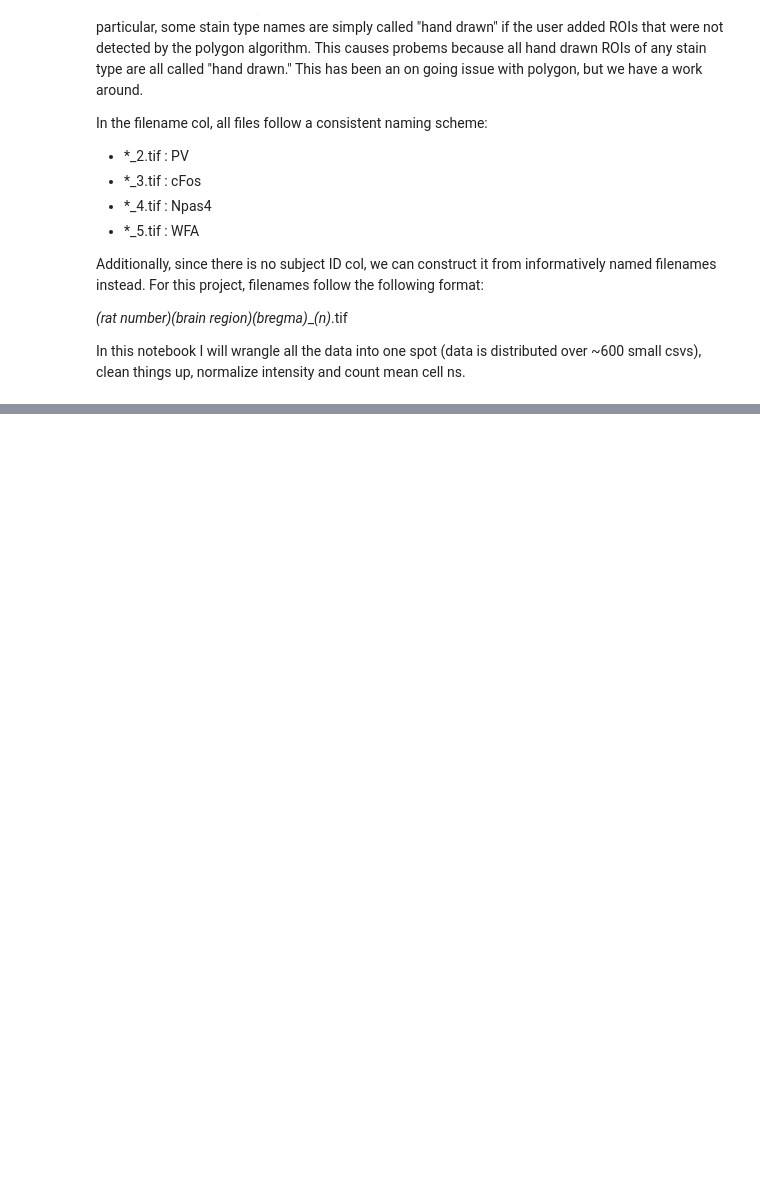
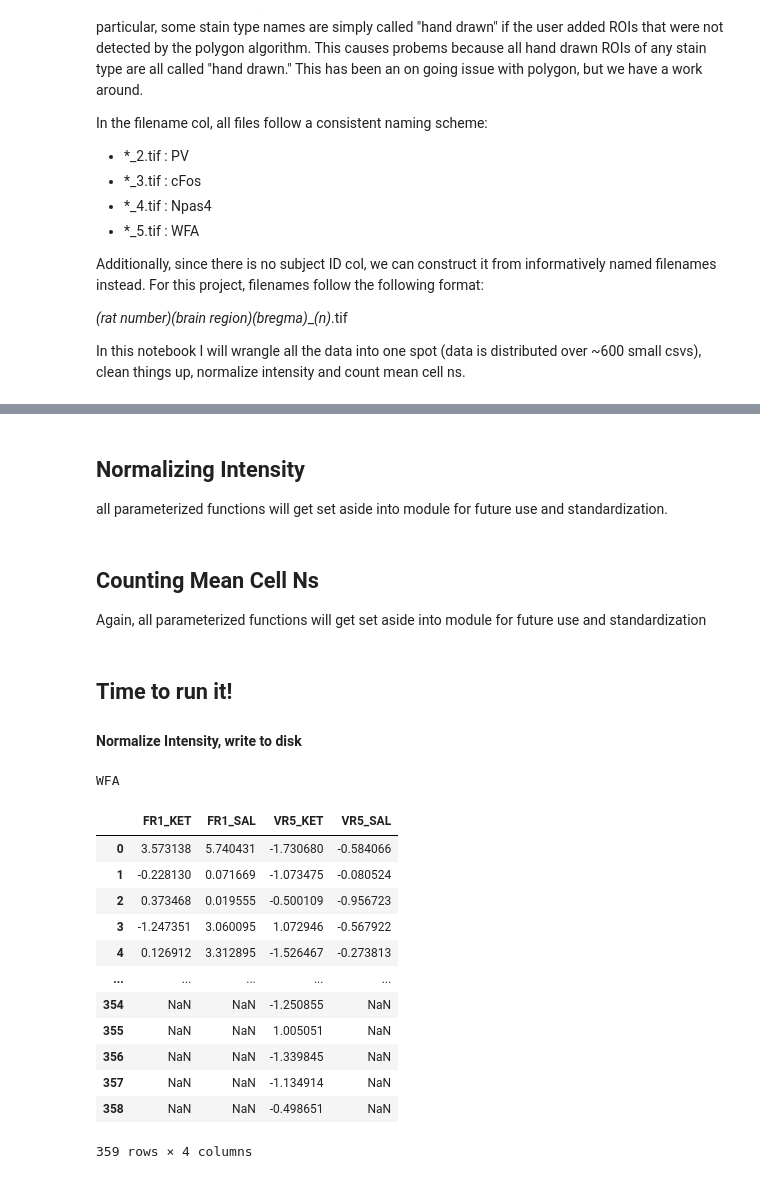
Before and after one commit to jonny-ramos/LRI, a Jupyter notebook: Image ROI Data Wrangling/KETAMINE-VR5/KET-VR5 Image Data Wrangling.ipynb, the cells around one changed output, grey strips where cells are left out. Cells and saved outputs as stored; diff of their text form; code cells hidden in the pictures; blank space fills up the shorter version.

```diff
--- a/Image ROI Data Wrangling/KETAMINE-VR5/KET-VR5 Image Data Wrangling.ipynb
+++ b/Image ROI Data Wrangling/KETAMINE-VR5/KET-VR5 Image Data Wrangling.ipynb
@@ -118,0 +172,3 @@ Name: rat_n, Length: 24613, dtype: bool
+# %% [markdown]
+## Normalizing Intensity
+all parameterized functions will get set aside into module for future use and standardization.
@@ -118,0 +255,3 @@ Name: rat_n, Length: 24613, dtype: bool
+# %% [markdown]
+## Counting Mean Cell Ns
+Again, all parameterized functions will get set aside into module for future use and standardization
@@ -118,0 +403,36 @@ Name: rat_n, Length: 24613, dtype: bool
+# %% [markdown]
+## Time to run it!
+#### Normalize Intensity, write to disk
+# %%
+grp = 'VR5_KET'
+for stain in df_subset.stain_type.unique():
+
+    # split by stain
+    df_stain = df_subset[df_subset.stain_type == stain]
+
+    # normalize to FR1_SAL
+    df_norm = normalize_intensity(df_stain, norm_condition='FR1_SAL')
+    df_norm.to_csv(f'{grp}_{stain}_single_NORM.csv')
+
+    # reorganize into cols for prism
+    df_prism = prism_reorg(df_norm, grp)
+    df_prism.to_csv(f'{grp}_{stain}_PRISM.csv')
+
+# let's take a look at one of our final output dataframes, organized for entry into prism
+print(stain)
+df_prism
+# %% [output]
+WFA
+|  | FR1_KET | FR1_SAL | VR5_KET | VR5_SAL |
+| 0 | 3.573138 | 5.740431 | -1.730680 | -0.584066 |
+| 1 | -0.228130 | 0.071669 | -1.073475 | -0.080524 |
+| 2 | 0.373468 | 0.019555 | -0.500109 | -0.956723 |
+| 3 | -1.247351 | 3.060095 | 1.072946 | -0.567922 |
+| 4 | 0.126912 | 3.312895 | -1.526467 | -0.273813 |
+| ... | ... | ... | ... | ... |
+| 354 | NaN | NaN | -1.250855 | NaN |
+| 355 | NaN | NaN | 1.005051 | NaN |
+| 356 | NaN | NaN | -1.339845 | NaN |
+| 357 | NaN | NaN | -1.134914 | NaN |
+| 358 | NaN | NaN | -0.498651 | NaN |
+359 rows × 4 columns
```
Also changed, not shown: parts of 21 cells of this notebook.
